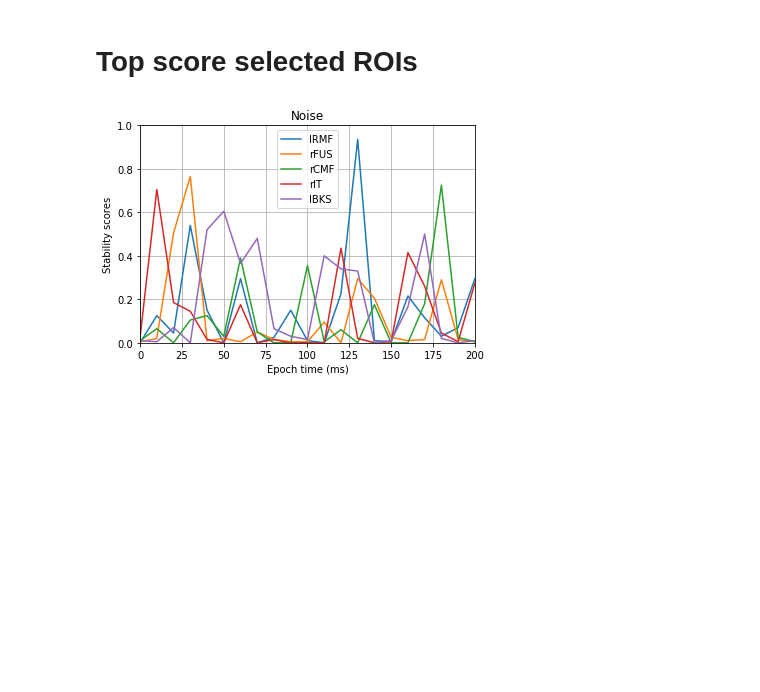
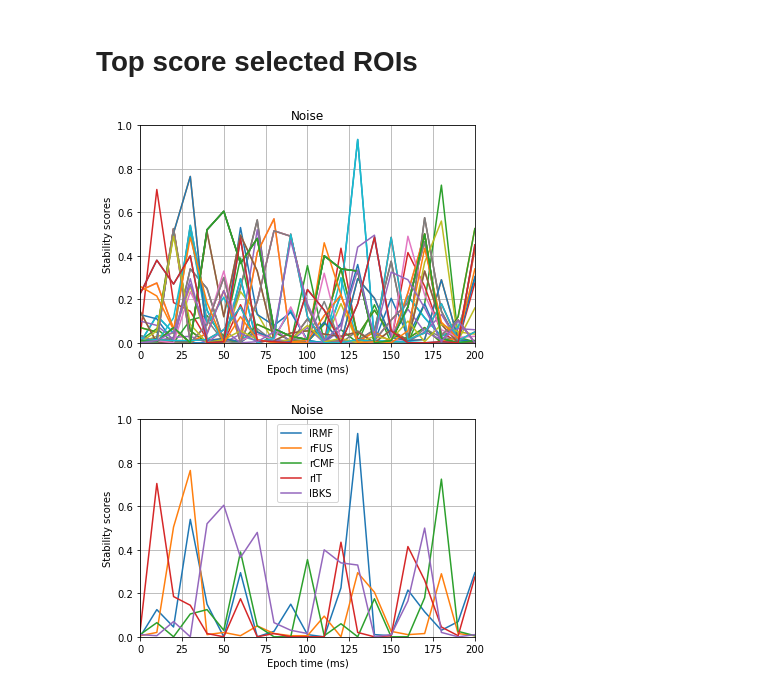
Before and after one commit to msultanmahmud/EEG_Analysis, a Jupyter notebook: Stability_selection_v1/StabilitySelection_noise_Ranking_feat_visual_SV_v6.ipynb, the cells around one changed output. Saved outputs shown, nothing was run; the diff lists cells and outputs as text; code cells hidden in the pictures; blank space fills up the shorter version.

```diff
--- a/Stability_selection_v1/StabilitySelection_noise_Ranking_feat_visual_SV_v6.ipynb
+++ b/Stability_selection_v1/StabilitySelection_noise_Ranking_feat_visual_SV_v6.ipynb
@@ -926,6 +926,32 @@ plt.show()
 [figure]
 # %% [markdown]
 # Top score selected ROIs
+# %%
+leg=['lRMF','rFUS', 'rCMF','rIT','lBKS']
+x=[];
+for i in ROIs:
+#     print i
+    r=np.arange(i,1428,68)
+    l=np.int_(r)
+#     ll=g[r]
+    ll=g[l]
+    x.append(ll)
+hh=pd.DataFrame(x)
+t=np.linspace(0,200,21)
+yu=hh.values
+# yu=hh.values[0:9,:]
+# yu=hh.values[[0,1,2,3,4],:]
+plt.plot(t,yu.T)
+plt.xlim(0, 200)
+plt.ylim(0,1)
+plt.grid(True)
+plt.ylabel("Stability scores")
+plt.xlabel("Epoch time (ms)")
+# plt.legend(leg)
+plt.title("Noise")
+plt.show()
+# %% [output]
+[figure, added]
 # %%
 leg=['lRMF','rFUS', 'rCMF','rIT','lBKS']
 x=[];
```
Also changed, not shown: 1 other file.
